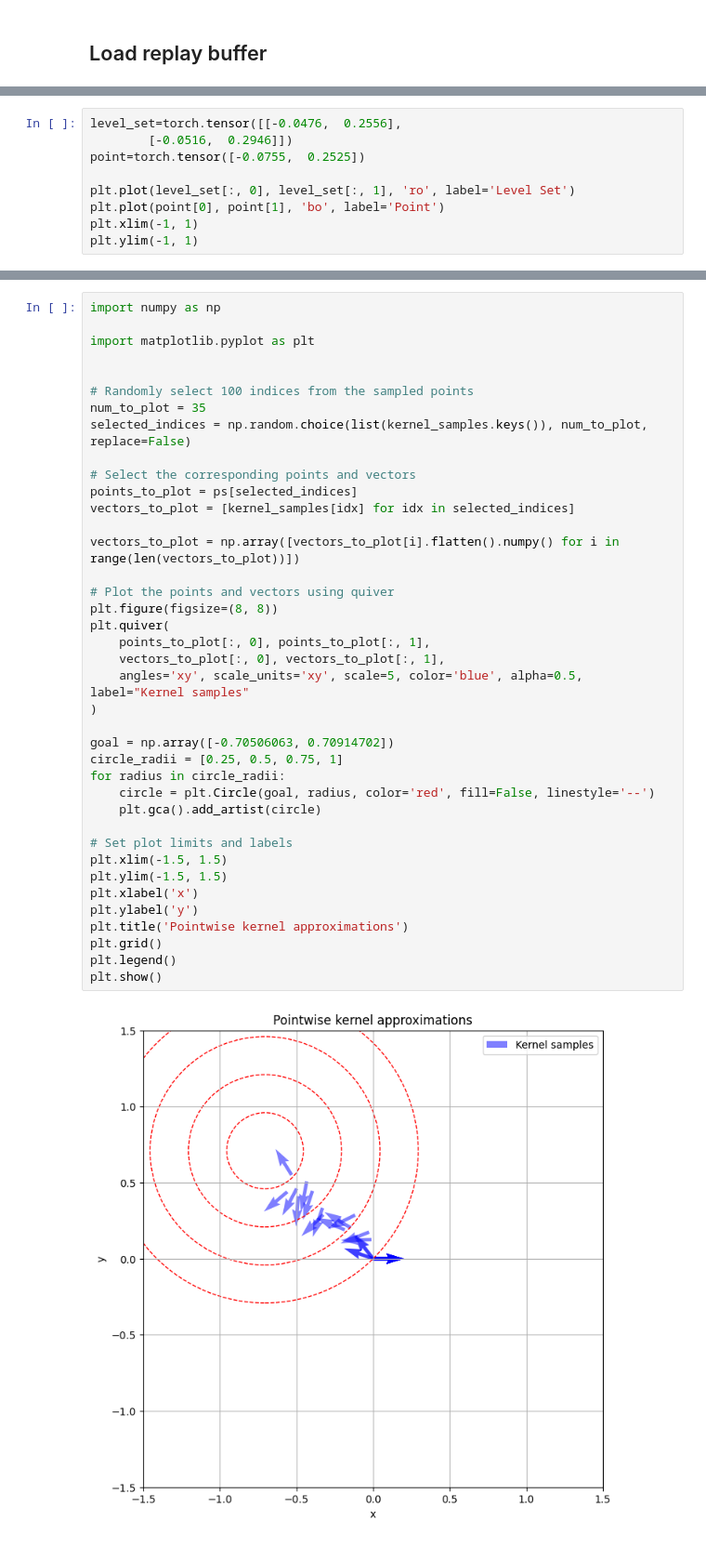
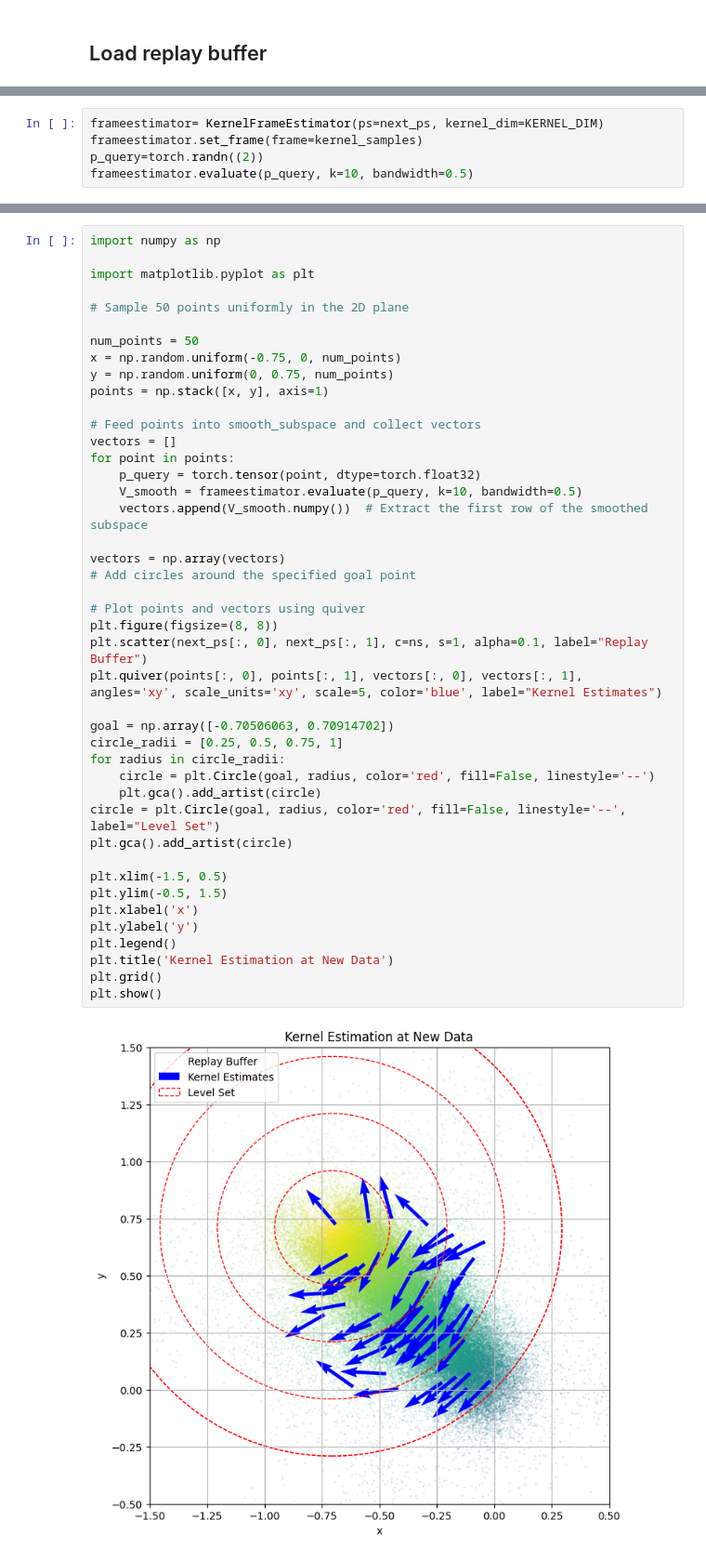
Before and after one commit to PaulNitschke/geo_meta_rl, a Jupyter notebook: learn_kernel.ipynb, the cells around one changed output, grey strips where cells are left out. Shown at 93% size. Cells and saved outputs as stored; diff of their text form.

Commit message:
finished kernel learning

```diff
--- a/learn_kernel.ipynb
+++ b/learn_kernel.ipynb
@@ -47,9 +29,0 @@ plt.colorbar(label='Rewards')
-# %%
-level_set=torch.tensor([[-0.0476,  0.2556],
-        [-0.0516,  0.2946]])
-point=torch.tensor([-0.0755,  0.2525])
-
-plt.plot(level_set[:, 0], level_set[:, 1], 'ro', label='Level Set')
-plt.plot(point[0], point[1], 'bo', label='Point')
-plt.xlim(-1, 1)
-plt.ylim(-1, 1)
@@ -155,0 +30,5 @@ INFO:root:Computed kernel bases from:
+# %%
+frameestimator= KernelFrameEstimator(ps=next_ps, kernel_dim=KERNEL_DIM)
+frameestimator.set_frame(frame=kernel_samples)
+p_query=torch.randn((2))
+frameestimator.evaluate(p_query, k=10, bandwidth=0.5)
@@ -156,41 +40,45 @@ INFO:root:Computed kernel bases from:
 # %%
 import numpy as np
 
 import matplotlib.pyplot as plt
 
+# Sample 50 points uniformly in the 2D plane
 
-# Randomly select 100 indices from the sampled points
-num_to_plot = 35
-selected_indices = np.random.choice(list(kernel_samples.keys()), num_to_plot, replace=False)
+num_points = 50
+x = np.random.uniform(-0.75, 0, num_points)
+y = np.random.uniform(0, 0.75, num_points)
+points = np.stack([x, y], axis=1)
 
-# Select the corresponding points and vectors
-points_to_plot = ps[selected_indices]
-vectors_to_plot = [kernel_samples[idx] for idx in selected_indices]
+# Feed points into smooth_subspace and collect vectors
+vectors = []
+for point in points:
+    p_query = torch.tensor(point, dtype=torch.float32)
+    V_smooth = frameestimator.evaluate(p_query, k=10, bandwidth=0.5)
+    vectors.append(V_smooth.numpy())  # Extract the first row of the smoothed subspace
 
-vectors_to_plot = np.array([vectors_to_plot[i].flatten().numpy() for i in range(len(vectors_to_plot))])
+vectors = np.array(vectors)
+# Add circles around the specified goal point
 
-# Plot the points and vectors using quiver
+# Plot points and vectors using quiver
 plt.figure(figsize=(8, 8))
-plt.quiver(
-    points_to_plot[:, 0], points_to_plot[:, 1],
-    vectors_to_plot[:, 0], vectors_to_plot[:, 1],
-    angles='xy', scale_units='xy', scale=5, color='blue', alpha=0.5, label="Kernel samples"
-)
+plt.scatter(next_ps[:, 0], next_ps[:, 1], c=ns, s=1, alpha=0.1, label="Replay Buffer")
+plt.quiver(points[:, 0], points[:, 1], vectors[:, 0], vectors[:, 1], angles='xy', scale_units='xy', scale=5, color='blue', label="Kernel Estimates")
 
 goal = np.array([-0.70506063, 0.70914702])
 circle_radii = [0.25, 0.5, 0.75, 1]
 for radius in circle_radii:
     circle = plt.Circle(goal, radius, color='red', fill=False, linestyle='--')
     plt.gca().add_artist(circle)
+circle = plt.Circle(goal, radius, color='red', fill=False, linestyle='--', label="Level Set")
+plt.gca().add_artist(circle)
 
-# Set plot limits and labels
-plt.xlim(-1.5, 1.5)
-plt.ylim(-1.5, 1.5)
+plt.xlim(-1.5, 0.5)
+plt.ylim(-0.5, 1.5)
 plt.xlabel('x')
 plt.ylabel('y')
-plt.title('Pointwise kernel approximations')
+plt.legend()
+plt.title('Kernel Estimation at New Data')
 plt.grid()
-plt.legend()
 plt.show()
 # %% [output]
-[figure, old version]
+[figure, new version]
```
Also changed, not shown: parts of 16 cells of this notebook, 10 other files.
